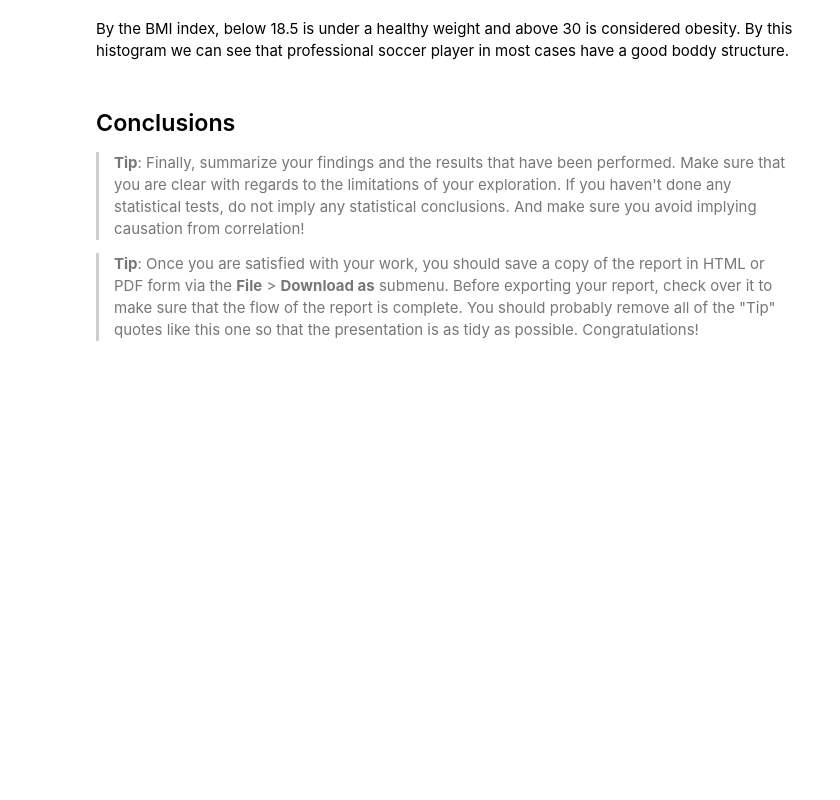
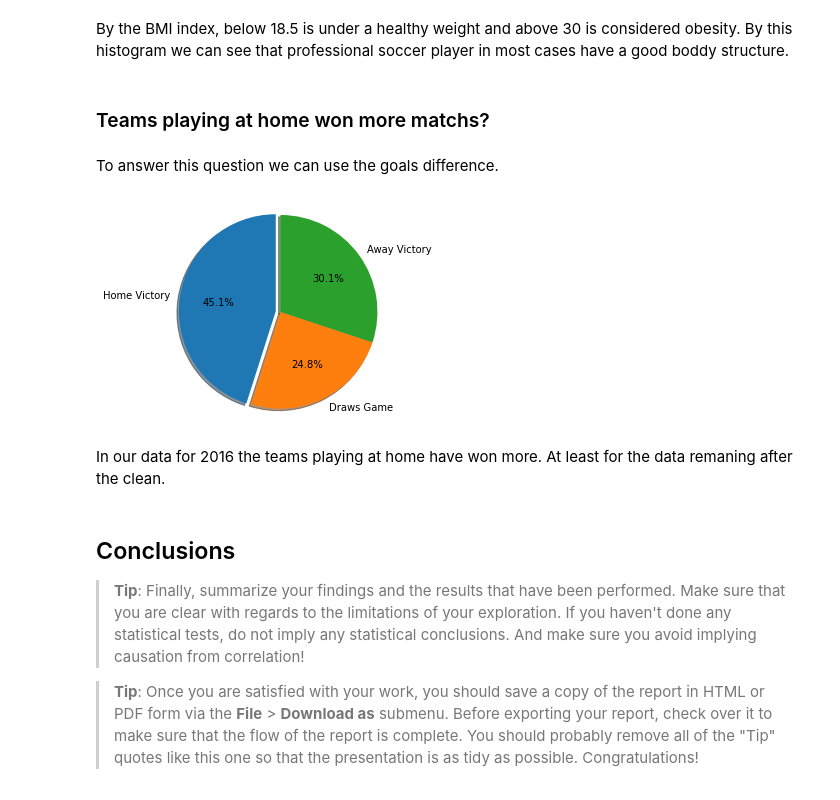
Before and after one commit to uiansol/soccer-data-analysis, a Jupyter notebook: european-soccer-analysis.ipynb, the cells around one changed output. Cells and saved outputs as stored; diff of their text form; code cells hidden in the pictures; blank space fills up the shorter version.

Commit message:
Teams at home win more

```diff
--- a/european-soccer-analysis.ipynb
+++ b/european-soccer-analysis.ipynb
@@ -74,0 +155,6 @@ dtype: bool
+# %%
+temp3['goals_diff'] = temp3['home_team_goal'] - temp3['away_team_goal']
+temp3['speed_diff'] = temp3['buildUpPlaySpeed_x'] - temp3['buildUpPlaySpeed_y']
+temp3['bribbling_diff'] = temp3['buildUpPlayDribbling_x'] - temp3['buildUpPlayDribbling_y']
+temp3['passing_diff'] = temp3['buildUpPlayPassing_x'] - temp3['buildUpPlayPassing_y']
+temp3.head()
@@ -74,0 +168,3 @@ dtype: bool
+# %%
+complete_match = temp3[['goals_diff', 'speed_diff', 'bribbling_diff', 'passing_diff']].copy()
+complete_match.head()
@@ -97,0 +220,3 @@ dtype: bool
+# %%
+complete_match.dropna(inplace=True)
+complete_match.isnull().any()
@@ -161,6 +292,34 @@ players['BMI'].hist();
 # %% [markdown]
 By the BMI index, below 18.5 is under a healthy weight and above 30 is considered obesity.
 By this histogram we can see that professional soccer player in most cases have a good boddy structure.
+# %% [markdown]
+### Teams playing at home won more matchs?
+# %% [markdown]
+To answer this question we can use the goals difference.
+# %%
+home_victory = complete_match.apply(lambda x: True if x['goals_diff'] > 0 else False , axis=1)
+numOfHomeVictory = len(home_victory[home_victory == True].index)
+
+away_victory = complete_match.apply(lambda x: True if x['goals_diff'] < 0 else False , axis=1)
+numOfAwayVictory = len(away_victory[away_victory == True].index)
+
+draws_game = complete_match.apply(lambda x: True if x['goals_diff'] == 0 else False , axis=1)
+numOfDraws = len(draws_game[draws_game == True].index)
+# %%
+labels = 'Home Victory', 'Draws Game', 'Away Victory'
+sizes = [numOfHomeVictory, numOfDraws, numOfAwayVictory]
+explode = (0.05, 0, 0)
+
+fig1, ax1 = plt.subplots()
+ax1.pie(sizes, explode=explode, labels=labels, autopct='%1.1f%%',
+        shadow=True, startangle=90)
+ax1.axis('equal')
+
+plt.show()
+# %% [output]
+[figure, added]
+# %% [markdown]
+In our data for 2016 the teams playing at home have won more. At least for the data remaning after the clean.
 # %% [markdown]
 <a id='conclusions'></a>
 ## Conclusions
```
Also changed, not shown: parts of 19 cells of this notebook.
